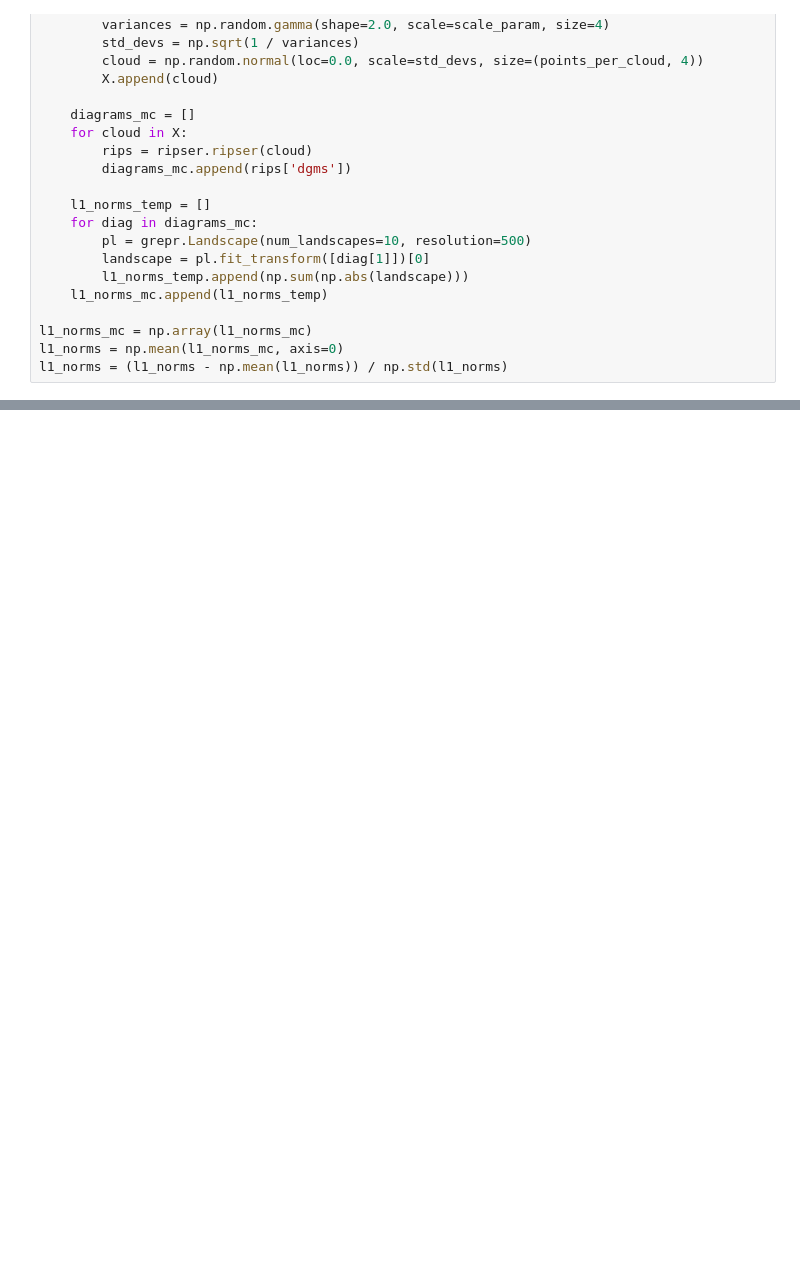
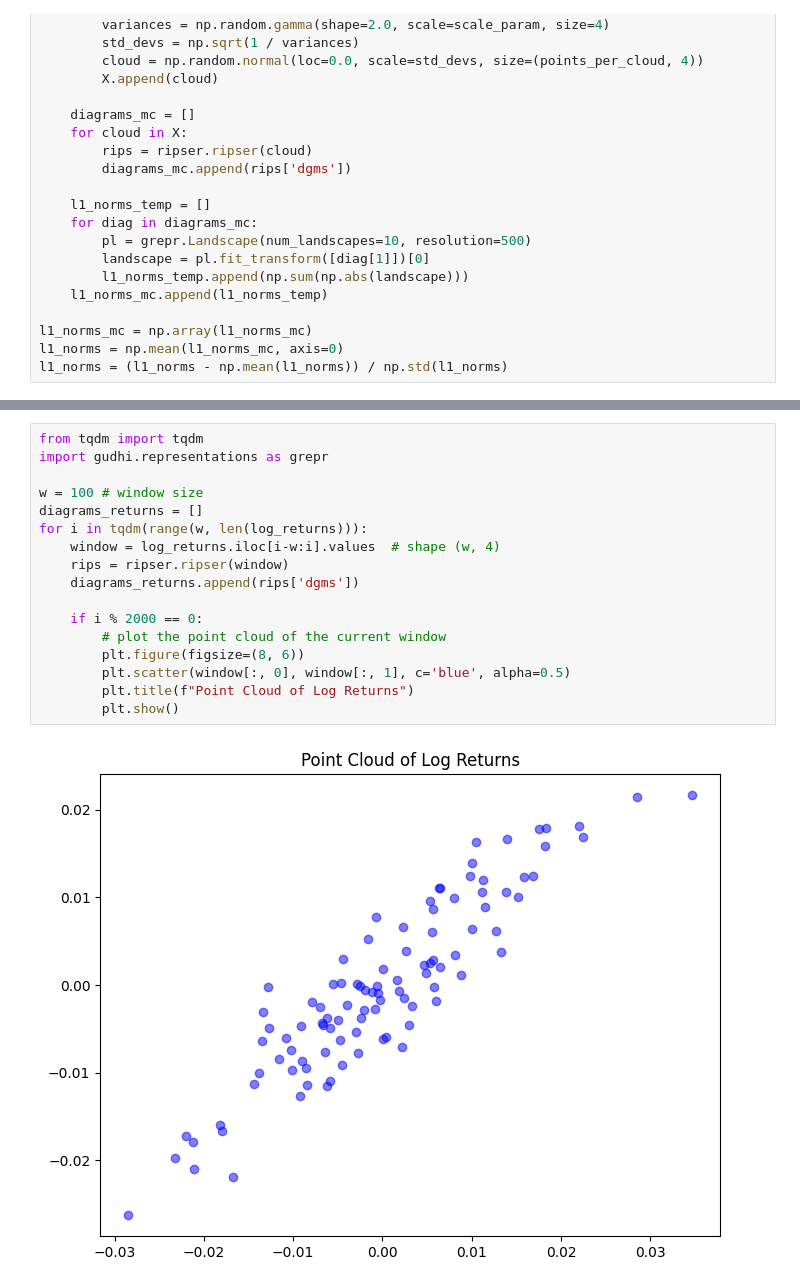
Before and after one commit to eliottprdlx/tda_finance, a Jupyter notebook: experiments.ipynb, the cells around one changed output, grey strips where cells are left out. Drawn from its saved outputs; the diff is of its cells as text; blank space fills up the shorter version.

```diff
--- a/experiments.ipynb
+++ b/experiments.ipynb
@@ -159,0 +209,19 @@ plt.show()
+# %%
+from tqdm import tqdm
+import gudhi.representations as grepr
+
+w = 100 # window size
+diagrams_returns = []
+for i in tqdm(range(w, len(log_returns))):
+    window = log_returns.iloc[i-w:i].values  # shape (w, 4)
+    rips = ripser.ripser(window)
+    diagrams_returns.append(rips['dgms'])
+
+    if i % 2000 == 0:
+        # plot the point cloud of the current window
+        plt.figure(figsize=(8, 6))
+        plt.scatter(window[:, 0], window[:, 1], c='blue', alpha=0.5)
+        plt.title(f"Point Cloud of Log Returns")
+        plt.show()
+# %% [output]
+[figure, added]
```
Also changed, not shown: parts of 18 cells of this notebook.
